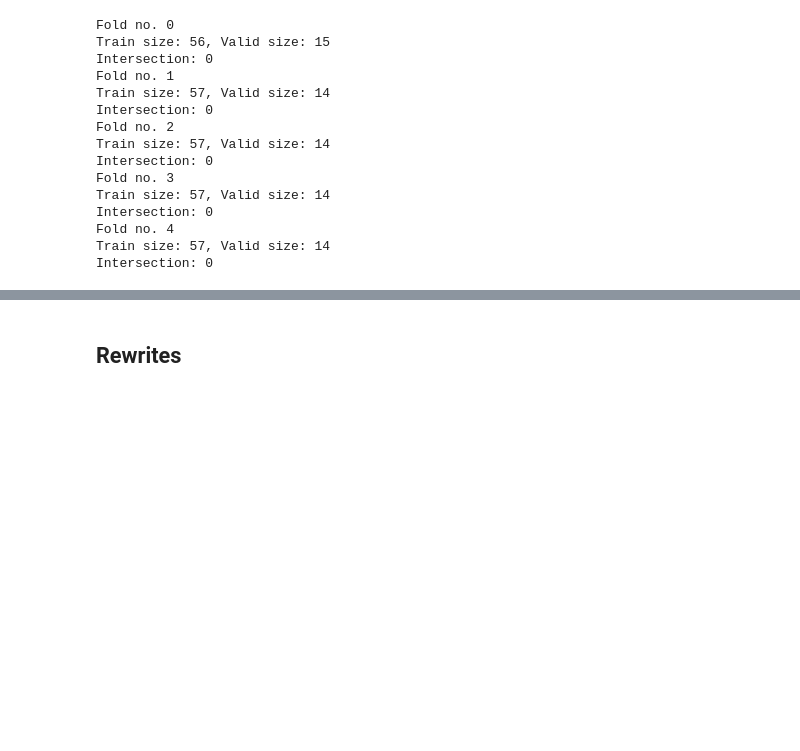
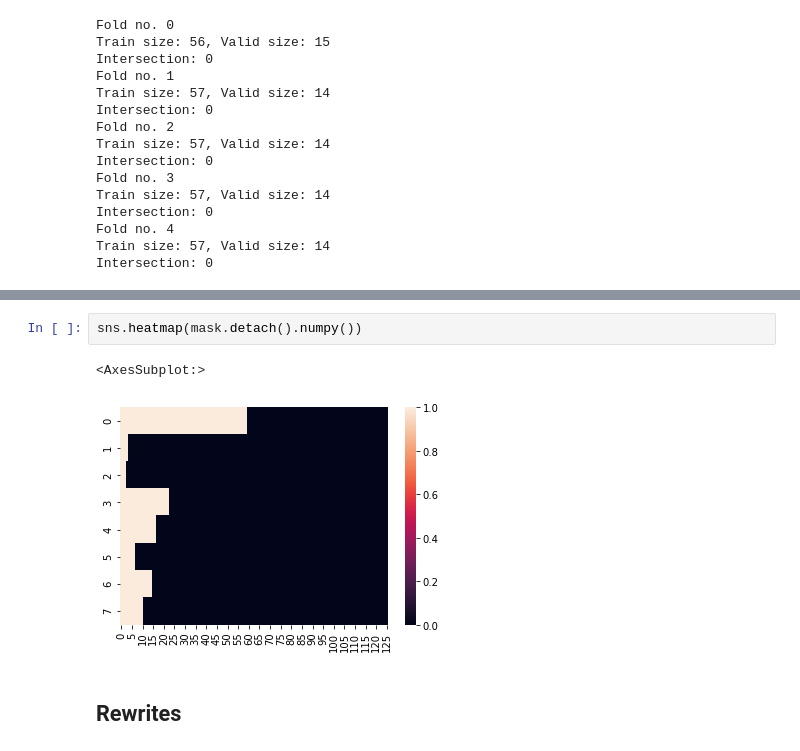
Before and after one commit to arnauddhaene/graphmel, a Jupyter notebook: notebooks/cross-val.ipynb, the cells around one changed output, grey strips where cells are left out. Cells and saved outputs as stored; diff of their text form; blank space fills up the shorter version.

```diff
--- a/notebooks/cross-val.ipynb
+++ b/notebooks/cross-val.ipynb
@@ -73,3 +125,8 @@ Intersection: 0
+# %%
+sns.heatmap(mask.detach().numpy())
+# %% [output]
+<AxesSubplot:>
+[figure, added]
 # %% [markdown]
 ## Rewrites
 # %% [markdown]
```
Also changed, not shown: parts of 13 cells of this notebook, 11 other files.
